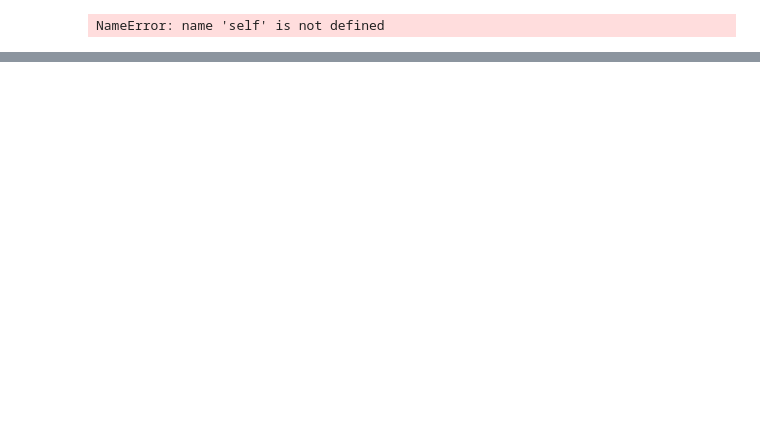
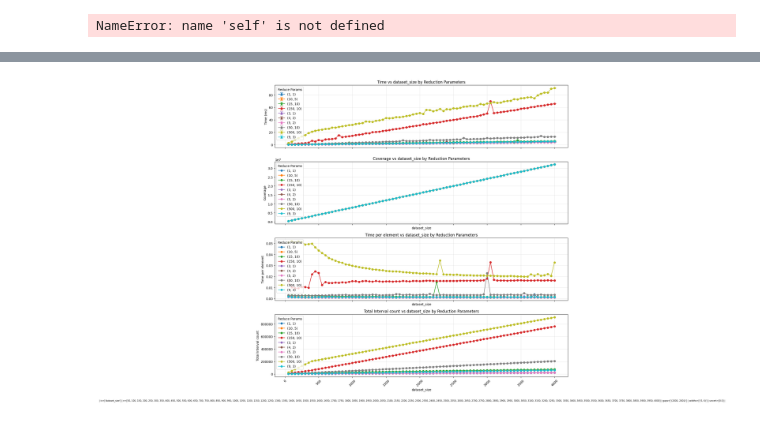
Before and after one commit to asxvi/uadb, a Jupyter notebook: experimentRunner/notebooks/Untitled1.ipynb, the cells around one changed output, grey strips where cells are left out. Saved outputs shown, nothing was run; the diff lists cells and outputs as text; code cells hidden in the pictures; blank space fills up the shorter version.

```diff
--- a/experimentRunner/notebooks/Untitled1.ipynb
+++ b/experimentRunner/notebooks/Untitled1.ipynb
@@ -389,3 +377,7 @@ def plot_time_coverage_by_reduce(df: pd.DataFrame, indep_variable: str) -> str:
 plot_time_coverage_by_reduce(df, 'num_intervals')
 # %% [output]
 NameError: name 'self' is not defined
+# %%
+csv_paths = ['data/results/2939917631/n_sweeping40k/n40000_red150_10_sweep//results_sd2939917631.csv', 'data/results/2939917631/n_sweeping40k/n40000_red15_10_sweep//results_sd2939917631.csv', 'data/results/2939917631/n_sweeping40k/n40000_red3_1_sweep//results_sd2939917631.csv']
+df = load_all_csvs(csv_paths)
+df["time_per_element"] = df["sumtest_time_mean"] / df["dataset_size"]
@@ -391,0 +446,5 @@ NameError: name 'self' is not defined
+# %%
+csv_paths = ['data/results/2941684904/n_sweeping4k/n4000_red500_10_sweep//results_sd2941684904.csv', 'data/results/2941684904/n_sweeping4k/n4000_red150_10_sweep//results_sd2941684904.csv', 'data/results/2941684904/n_sweeping4k/n4000_red50_10_sweep//results_sd2941684904.csv', 'data/results/2941684904/n_sweeping4k/n4000_red15_10_sweep//results_sd2941684904.csv', 'data/results/2941684904/n_sweeping4k/n4000_red10_5_sweep//results_sd2941684904.csv', 'data/results/2941684904/n_sweeping4k/n4000_red4_2_sweep//results_sd2941684904.csv', 'data/results/2941684904/n_sweeping4k/n4000_red9_3_sweep//results_sd2941684904.csv', 'data/results/2941684904/n_sweeping4k/n4000_red5_2_sweep//results_sd2941684904.csv', 'data/results/2941684904/n_sweeping4k/n4000_red3_1_sweep//results_sd2941684904.csv', 'data/results/2941684904/n_sweeping4k/n4000_red1_1_sweep//results_sd2941684904.csv']
+df = load_all_csvs(csv_paths)
+df["time_per_element"] = df["sumtest_time_mean"] / df["dataset_size"]
+df
@@ -391,0 +545,5 @@ NameError: name 'self' is not defined
+# %%
+csv_results = ['data/results/2944560592/n_sweeping4k/n4000_red15_10_sweep//results_sd2944560592.csv']
+df = load_all_csvs(csv_paths)
+df["time_per_element"] = df["sumtest_time_mean"] / df["dataset_size"]
+df
@@ -391,0 +564,4 @@ NameError: name 'self' is not defined
+# %%
+temp(df)
+# %% [output]
+[figure, added]
```
Also changed, not shown: parts of 7 cells of this notebook, 21 other files.
